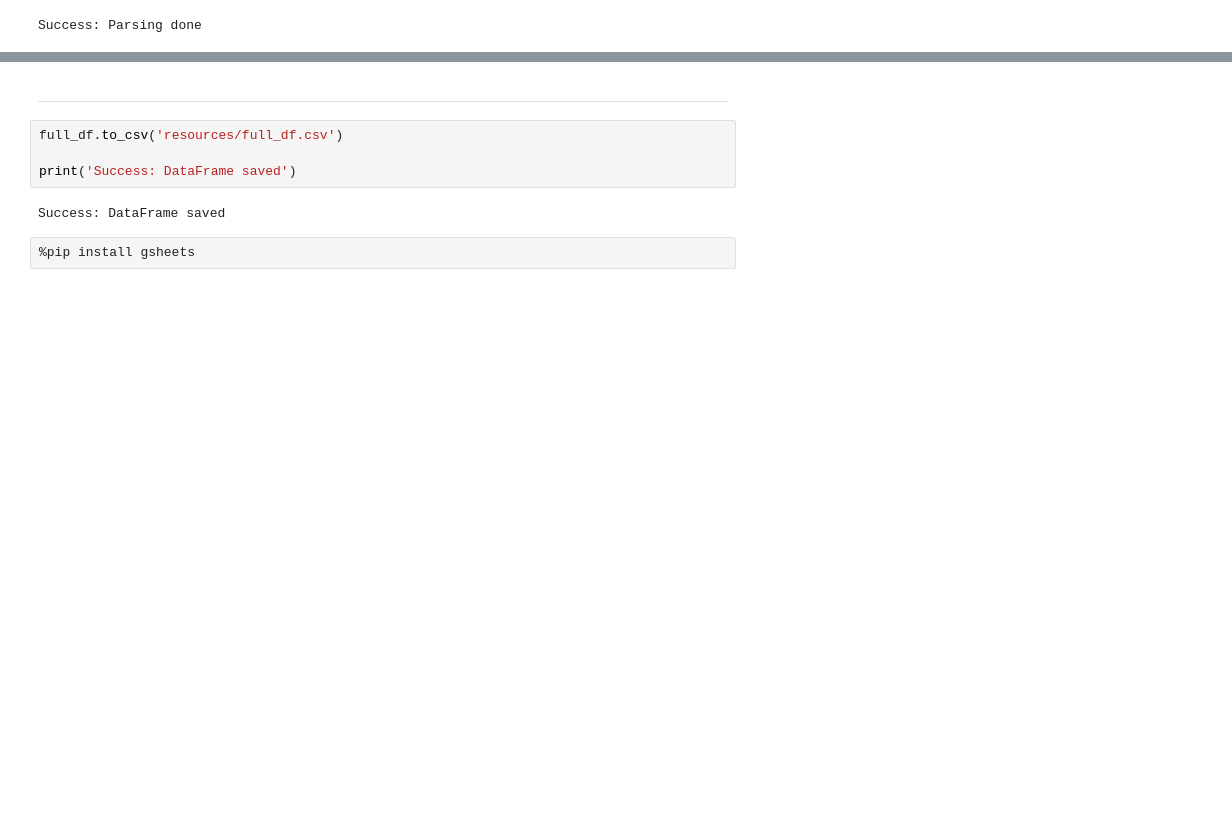
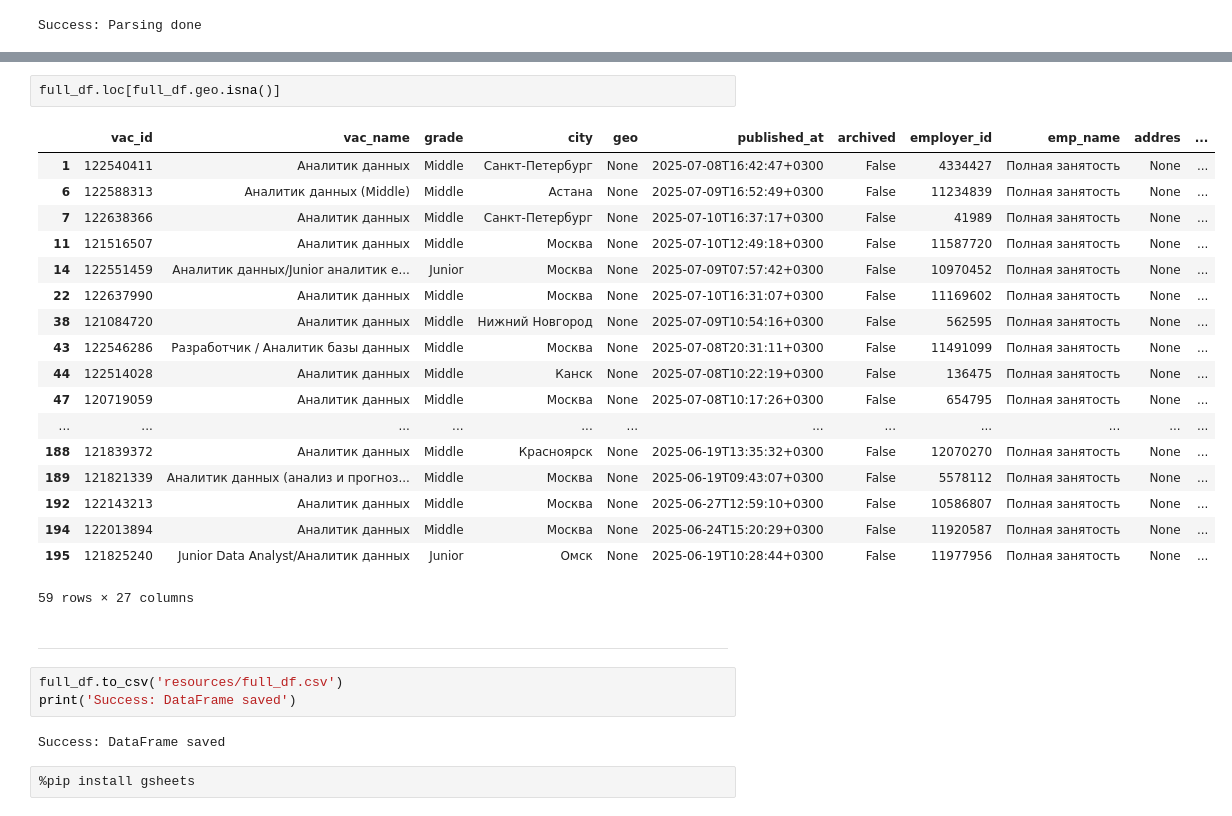
Before and after one commit to Capym9h/hh_project, a Jupyter notebook: main_hh.ipynb, the cells around one changed output, grey strips where cells are left out. Saved outputs shown, nothing was run; the diff lists cells and outputs as text; blank space fills up the shorter version.

Commit message:
changes in geo_city

```diff
--- a/main_hh.ipynb
+++ b/main_hh.ipynb
@@ -135,8 +169,28 @@ Success: Parsing done
+# %%
+full_df.loc[full_df.geo.isna()]
+# %% [output]
+|  | vac_id | vac_name | grade | city | geo | published_at | archived | employer_id | emp_name | addres | ... |
+| 1 | 122540411 | Аналитик данных | Middle | Санкт-Петербург | None | 2025-07-08T16:42:47+0300 | False | 4334427 | Полная занятость | None | ... |
+| 6 | 122588313 | Аналитик данных (Middle) | Middle | Астана | None | 2025-07-09T16:52:49+0300 | False | 11234839 | Полная занятость | None | ... |
+| 7 | 122638366 | Аналитик данных | Middle | Санкт-Петербург | None | 2025-07-10T16:37:17+0300 | False | 41989 | Полная занятость | None | ... |
+| 11 | 121516507 | Аналитик данных | Middle | Москва | None | 2025-07-10T12:49:18+0300 | False | 11587720 | Полная занятость | None | ... |
+| 14 | 122551459 | Аналитик данных/Junior аналитик e... | Junior | Москва | None | 2025-07-09T07:57:42+0300 | False | 10970452 | Полная занятость | None | ... |
+| 22 | 122637990 | Аналитик данных | Middle | Москва | None | 2025-07-10T16:31:07+0300 | False | 11169602 | Полная занятость | None | ... |
+| 38 | 121084720 | Аналитик данных | Middle | Нижний Новгород | None | 2025-07-09T10:54:16+0300 | False | 562595 | Полная занятость | None | ... |
+| 43 | 122546286 | Разработчик / Аналитик базы данных | Middle | Москва | None | 2025-07-08T20:31:11+0300 | False | 11491099 | Полная занятость | None | ... |
+| 44 | 122514028 | Аналитик данных | Middle | Канск | None | 2025-07-08T10:22:19+0300 | False | 136475 | Полная занятость | None | ... |
+| 47 | 120719059 | Аналитик данных | Middle | Москва | None | 2025-07-08T10:17:26+0300 | False | 654795 | Полная занятость | None | ... |
+| ... | ... | ... | ... | ... | ... | ... | ... | ... | ... | ... | ... |
+| 188 | 121839372 | Аналитик данных | Middle | Красноярск | None | 2025-06-19T13:35:32+0300 | False | 12070270 | Полная занятость | None | ... |
+| 189 | 121821339 | Аналитик данных (анализ и прогноз... | Middle | Москва | None | 2025-06-19T09:43:07+0300 | False | 5578112 | Полная занятость | None | ... |
+| 192 | 122143213 | Аналитик данных | Middle | Москва | None | 2025-06-27T12:59:10+0300 | False | 10586807 | Полная занятость | None | ... |
+| 194 | 122013894 | Аналитик данных | Middle | Москва | None | 2025-06-24T15:20:29+0300 | False | 11920587 | Полная занятость | None | ... |
+| 195 | 121825240 | Junior Data Analyst/Аналитик данных | Junior | Омск | None | 2025-06-19T10:28:44+0300 | False | 11977956 | Полная занятость | None | ... |
+59 rows × 27 columns
 # %% [markdown]
 ---
 # %%
 full_df.to_csv('resources/full_df.csv')
-
 print('Success: DataFrame saved')
 # %% [output]
 Success: DataFrame saved
```
Also changed, not shown: parts of 5 cells of this notebook, 2 other files.
